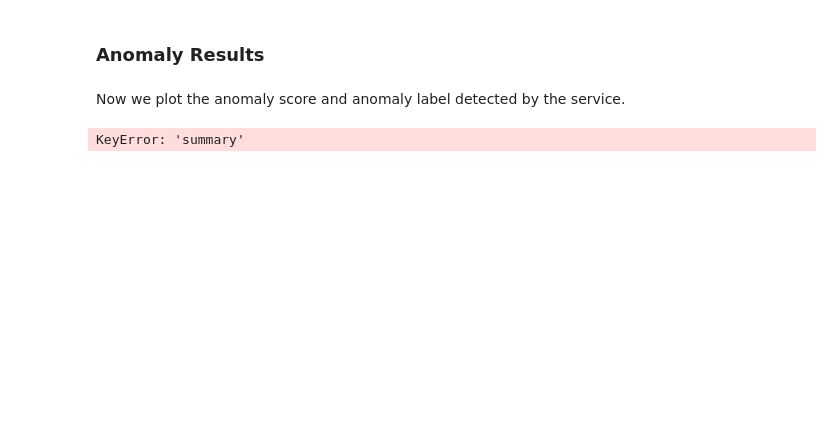
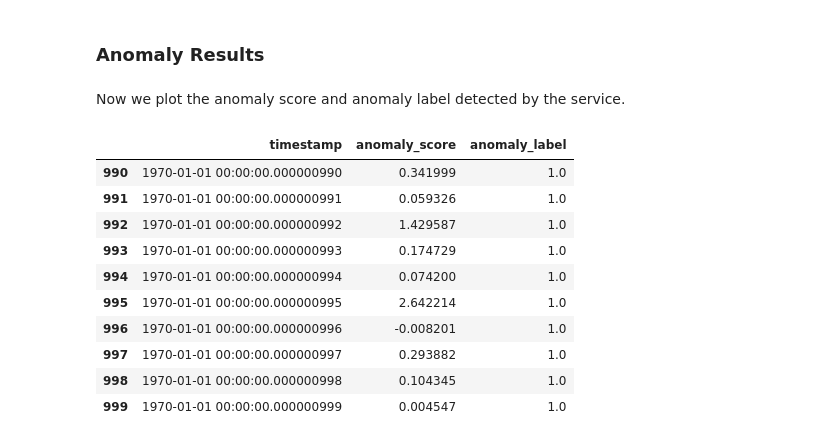
Before and after one commit to IBM/anomaly-detection-code-pattern, a Jupyter notebook: notebooks/Multivariate_AD_service_sample_data.ipynb, the cells around one changed output. Drawn from its saved outputs; the diff is of its cells as text; code cells hidden in the pictures; blank space fills up the shorter version.

```diff
--- a/notebooks/Multivariate_AD_service_sample_data.ipynb
+++ b/notebooks/Multivariate_AD_service_sample_data.ipynb
@@ -133,15 +133,25 @@ Now we plot the anomaly score and anomaly label detected by the service.
 # %%
 result = []
 result_header = ['timestamp', 'anomaly_score', 'anomaly_label']
 
 for item in json_data['summary']['result']:
-    result.append([item['timestamp'], item['value']['anomaly_score'][0], item['value']['predictions'][0]])
+    result.append([item['timestamp'], item['value']['anomaly_score'][0], item['value']['anomaly_label'][0]])
 
 result = pd.DataFrame(result)
 result.columns = result_header
 result.tail(10)
 # %% [output]
-KeyError: 'summary'
+|  | timestamp | anomaly_score | anomaly_label |
+| 990 | 1970-01-01 00:00:00.000000990 | 0.341999 | 1.0 |
+| 991 | 1970-01-01 00:00:00.000000991 | 0.059326 | 1.0 |
+| 992 | 1970-01-01 00:00:00.000000992 | 1.429587 | 1.0 |
+| 993 | 1970-01-01 00:00:00.000000993 | 0.174729 | 1.0 |
+| 994 | 1970-01-01 00:00:00.000000994 | 0.074200 | 1.0 |
+| 995 | 1970-01-01 00:00:00.000000995 | 2.642214 | 1.0 |
+| 996 | 1970-01-01 00:00:00.000000996 | -0.008201 | 1.0 |
+| 997 | 1970-01-01 00:00:00.000000997 | 0.293882 | 1.0 |
+| 998 | 1970-01-01 00:00:00.000000998 | 0.104345 | 1.0 |
+| 999 | 1970-01-01 00:00:00.000000999 | 0.004547 | 1.0 |
 # %%
 plot_data_df = data_df.copy()
 plot_data_df['anomaly_score'] = result['anomaly_score']
```
Also changed, not shown: parts of 3 cells of this notebook, 1 other file.
